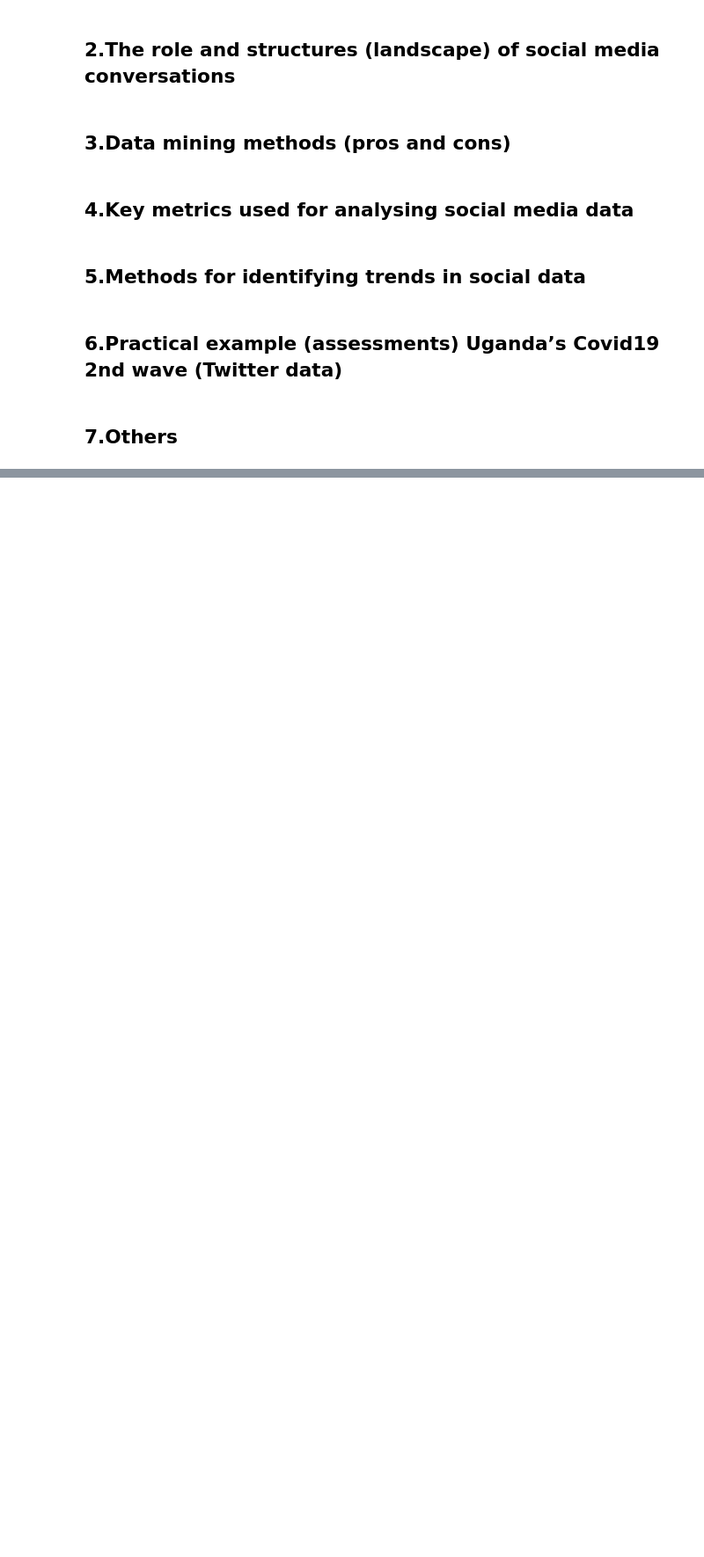
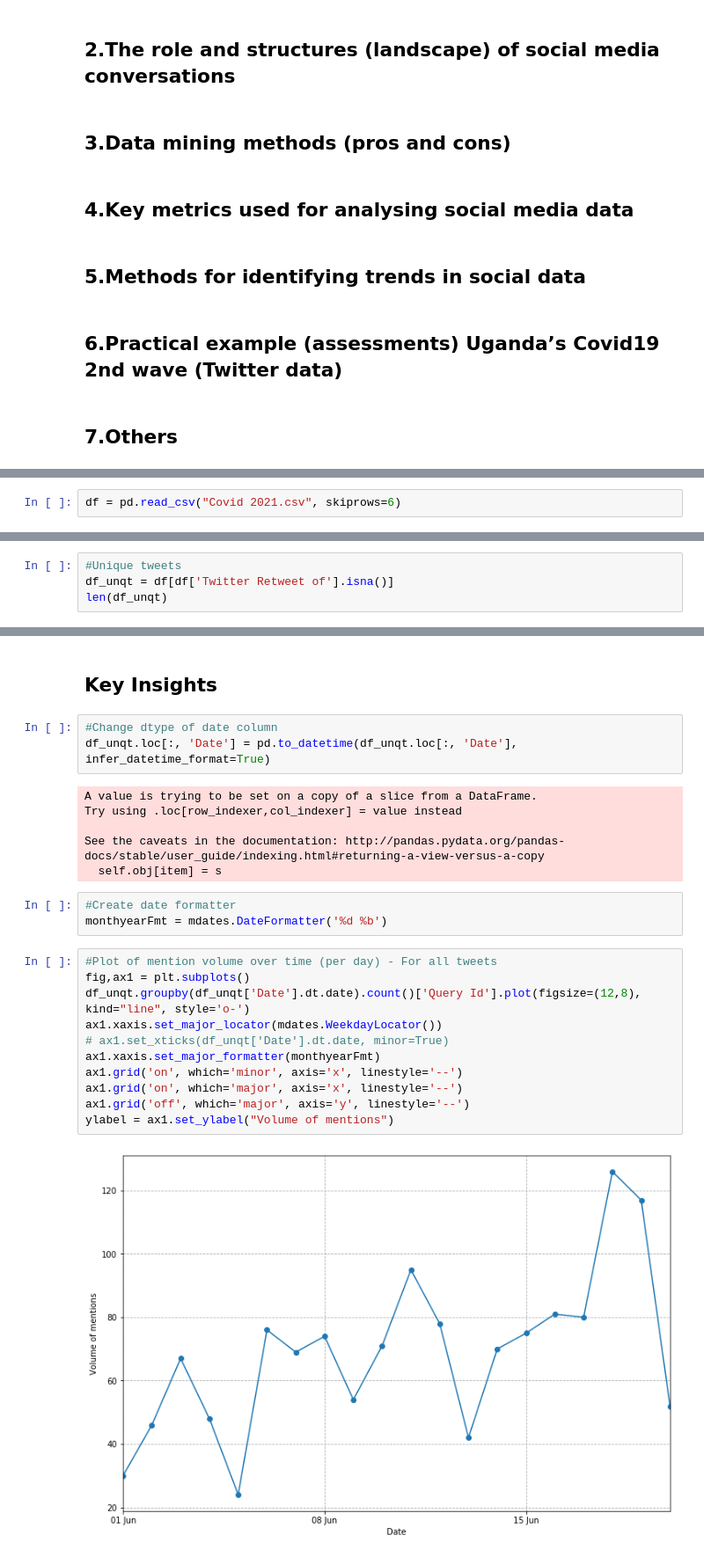
Before and after one commit to datsciafrica/social-media-analytics, a Jupyter notebook: SMA-Presentation.ipynb, the cells around one changed output, grey strips where cells are left out. Shown at 88% size. Saved outputs shown, nothing was run; the diff lists cells and outputs as text; blank space fills up the shorter version.

```diff
--- a/SMA-Presentation.ipynb
+++ b/SMA-Presentation.ipynb
@@ -16,0 +27,2 @@
+# %%
+df = pd.read_csv("Covid 2021.csv", skiprows=6)
@@ -16,0 +88,4 @@
+# %%
+#Unique tweets
+df_unqt = df[df['Twitter Retweet of'].isna()]
+len(df_unqt)
@@ -16,0 +139,27 @@
+# %% [markdown]
+## Key Insights
+# %%
+#Change dtype of date column
+df_unqt.loc[:, 'Date'] = pd.to_datetime(df_unqt.loc[:, 'Date'], infer_datetime_format=True)
+# %% [output]
+A value is trying to be set on a copy of a slice from a DataFrame.
+Try using .loc[row_indexer,col_indexer] = value instead
+
+See the caveats in the documentation: http://pandas.pydata.org/pandas-docs/stable/user_guide/indexing.html#returning-a-view-versus-a-copy
+  self.obj[item] = s
+# %%
+#Create date formatter
+monthyearFmt = mdates.DateFormatter('%d %b')
+# %%
+#Plot of mention volume over time (per day) - For all tweets
+fig,ax1 = plt.subplots()
+df_unqt.groupby(df_unqt['Date'].dt.date).count()['Query Id'].plot(figsize=(12,8), kind="line", style='o-')
+ax1.xaxis.set_major_locator(mdates.WeekdayLocator())
+# ax1.set_xticks(df_unqt['Date'].dt.date, minor=True)
+ax1.xaxis.set_major_formatter(monthyearFmt)
+ax1.grid('on', which='minor', axis='x', linestyle='--')
+ax1.grid('on', which='major', axis='x', linestyle='--')
+ax1.grid('off', which='major', axis='y', linestyle='--')
+ylabel = ax1.set_ylabel("Volume of mentions")
+# %% [output]
+[figure, added]
```
Also changed, not shown: parts of 35 cells of this notebook, 1 other file.
